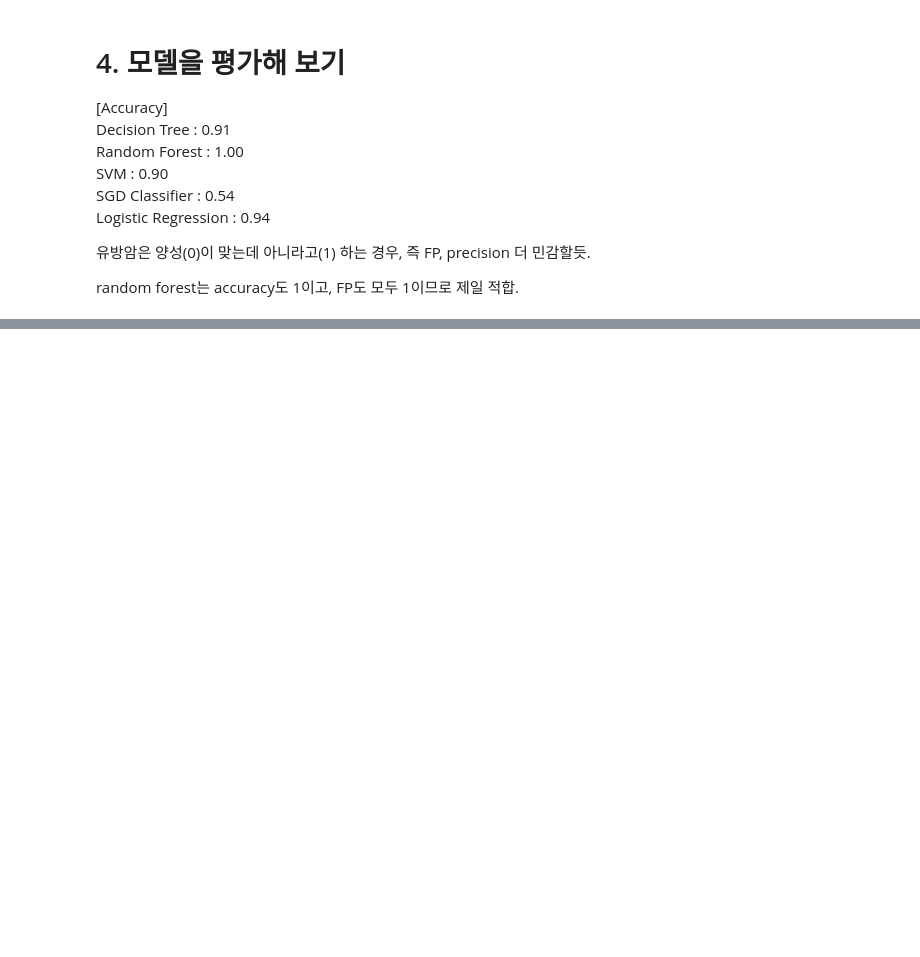
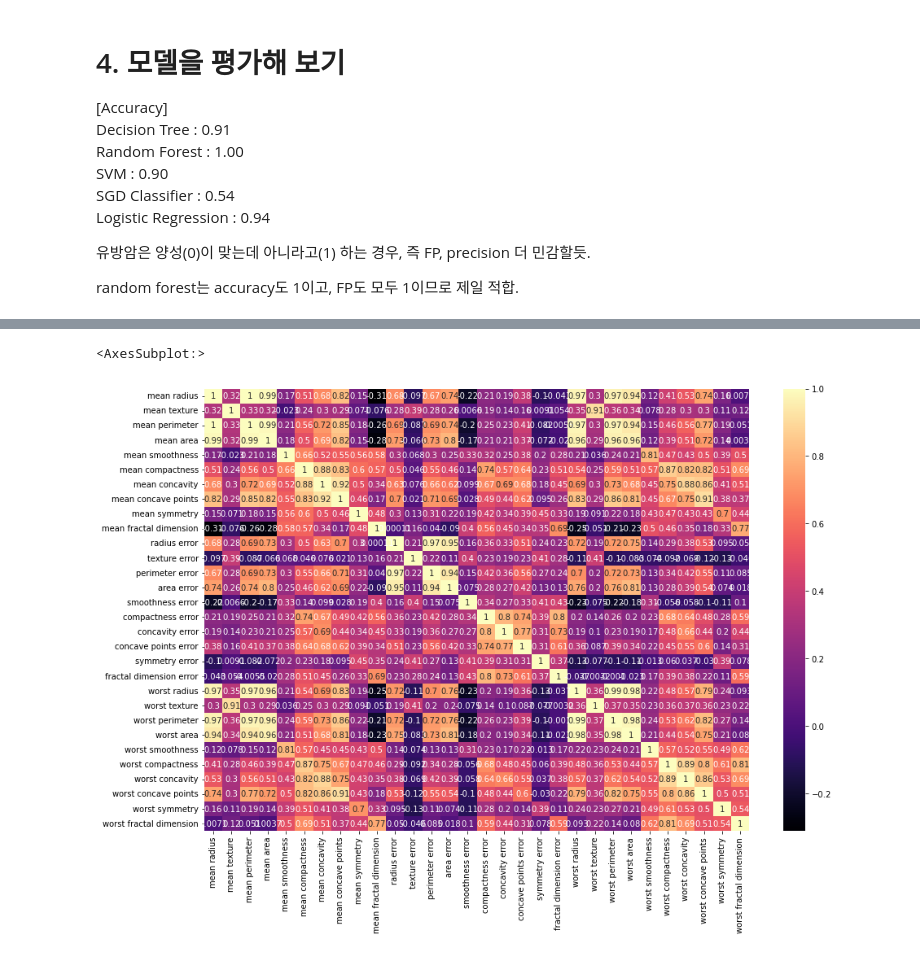
Before and after one commit to springwater00/Aiffel_AI_Research, a Jupyter notebook: (221206) load_breast_cancer.ipynb, the cells around one changed output, grey strips where cells are left out. Saved outputs shown, nothing was run; the diff lists cells and outputs as text; code cells hidden in the pictures; blank space fills up the shorter version.

```diff
--- a/(221206) load_breast_cancer.ipynb
+++ b/(221206) load_breast_cancer.ipynb
@@ -47,8 +47,8 @@ df.DESCR
 # %% [output]
 '.. _breast_cancer_dataset:\n\nBreast cancer wisconsin (diagnostic) dataset\n--------------------------------------------\n\n**Data Set Characteristics:**\n\n    :Number of Instances: 569\n\n    :Numb ...
 # %%
-df_frame = pd.DataFrame(data=df_data, columns=df.feature_names)
-df_frame
+df_dataframe = pd.DataFrame(data=df_data, columns=df.feature_names)
+df_dataframe
 # %% [output]
 |  | mean radius | mean texture | mean perimeter | mean area | mean smoothness | mean compactness | ... |
 | 0 | 17.99 | 10.38 | 122.80 | 1001.0 | 0.11840 | 0.27760 | ... |
@@ -210,0 +232,7 @@ label 인덱스가 0이 양성, 1이 음성으로 보통 1이 양성이라고
+# %%
+df_data_corr = df_dataframe.corr()
+fig = plt.figure(figsize=(15,10))
+sns.heatmap(df_data_corr, annot = True, cmap = 'magma')
+# %% [output]
+<AxesSubplot:>
+[figure, added]
```
Also changed, not shown: parts of 13 cells of this notebook.
